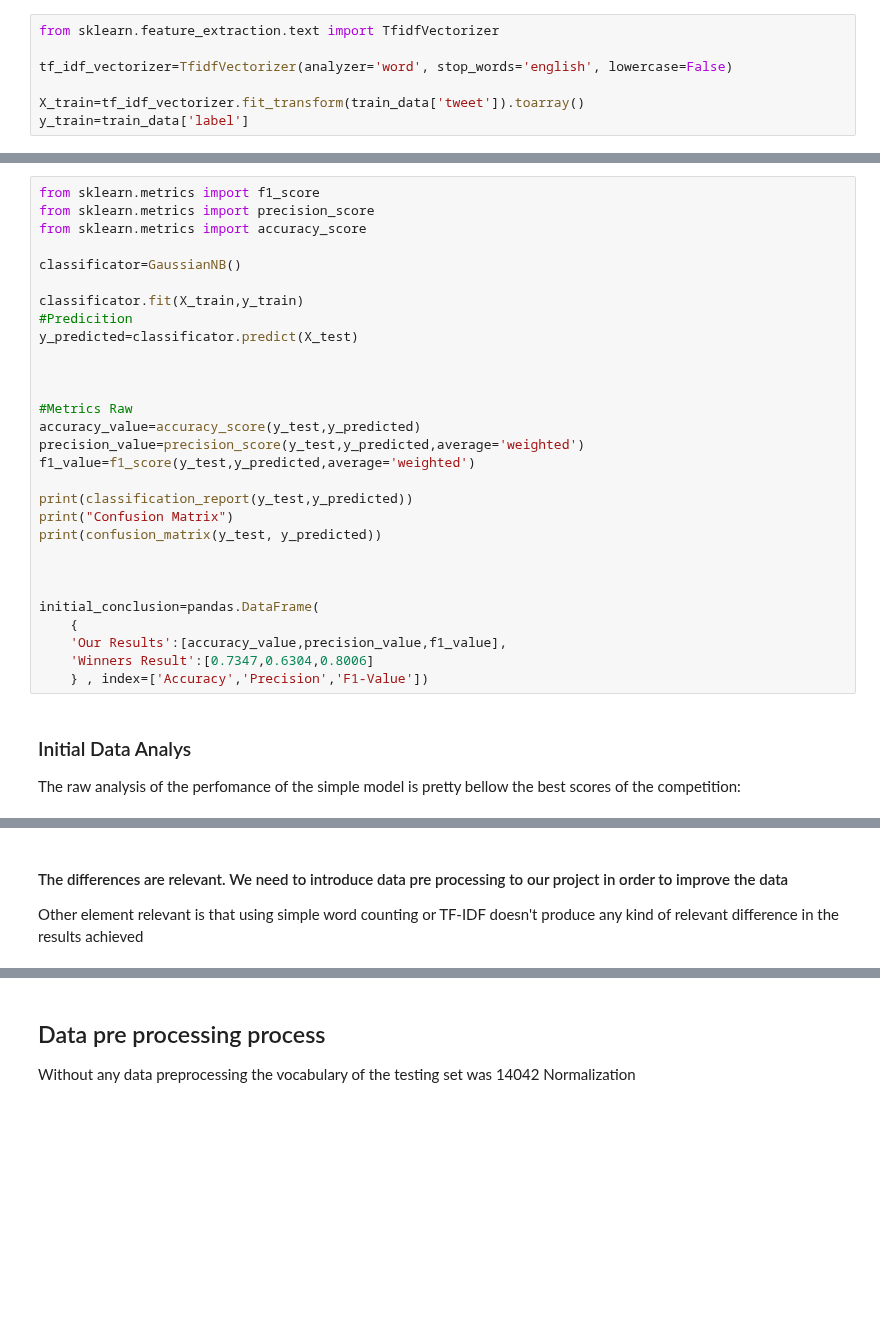
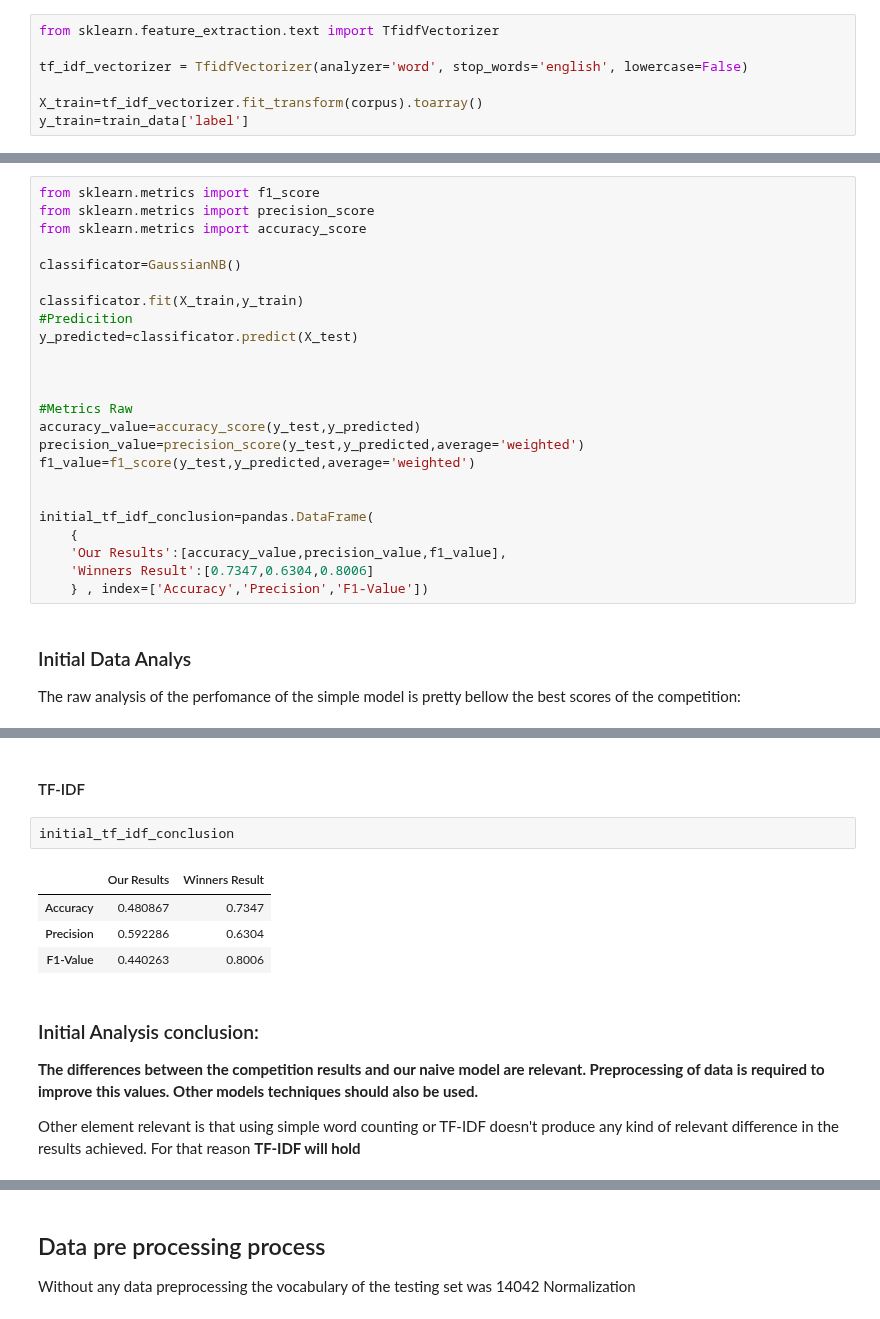
Before and after one commit to arubenruben/IART-Irony-Detection-In-English-Tweets, a Jupyter notebook: src/Irony Detection in English Tweets.ipynb, the cells around one changed output, grey strips where cells are left out. Cells and saved outputs as stored; diff of their text form; blank space fills up the shorter version.

```diff
--- a/src/Irony Detection in English Tweets.ipynb
+++ b/src/Irony Detection in English Tweets.ipynb
@@ -217,9 +185,9 @@ print(confusion_matrix(y_test, y_predicted))
 # %%
 from sklearn.feature_extraction.text import TfidfVectorizer
 
-tf_idf_vectorizer=TfidfVectorizer(analyzer='word', stop_words='english', lowercase=False)
+tf_idf_vectorizer = TfidfVectorizer(analyzer='word', stop_words='english', lowercase=False)
 
-X_train=tf_idf_vectorizer.fit_transform(train_data['tweet']).toarray()
+X_train=tf_idf_vectorizer.fit_transform(corpus).toarray()
 y_train=train_data['label']
 # %% [markdown]
 #### Test Data
@@ -244,13 +214,8 @@ accuracy_value=accuracy_score(y_test,y_predicted)
 precision_value=precision_score(y_test,y_predicted,average='weighted')
 f1_value=f1_score(y_test,y_predicted,average='weighted')
 
-print(classification_report(y_test,y_predicted))
-print("Confusion Matrix")
-print(confusion_matrix(y_test, y_predicted))
 
-
-
-initial_conclusion=pandas.DataFrame(
+initial_tf_idf_conclusion=pandas.DataFrame(
     {
     'Our Results':[accuracy_value,precision_value,f1_value],
     'Winners Result':[0.7347,0.6304,0.8006]
@@ -264,4 +236,16 @@ initial_conclusion
+# %% [markdown]
+#### TF-IDF
+# %%
+initial_tf_idf_conclusion
+# %% [output]
+|  | Our Results | Winners Result |
+| Accuracy | 0.480867 | 0.7347 |
+| Precision | 0.592286 | 0.6304 |
+| F1-Value | 0.440263 | 0.8006 |
 # %% [markdown]
-#### The differences are relevant. We need to introduce data pre processing to our project in order to improve the data
+### Initial Analysis conclusion:
 
-Other element relevant is that using simple word counting or TF-IDF doesn't produce any kind of relevant difference in the results achieved
+**The differences between the competition results and our naive model are relevant. Preprocessing of data is required to improve this values. Other models techniques should also be used.**
+
+
+Other element relevant is that using simple word counting or TF-IDF doesn't produce any kind of relevant difference in the results achieved. For that reason **TF-IDF will hold**
```
Also changed, not shown: parts of 37 cells of this notebook.
